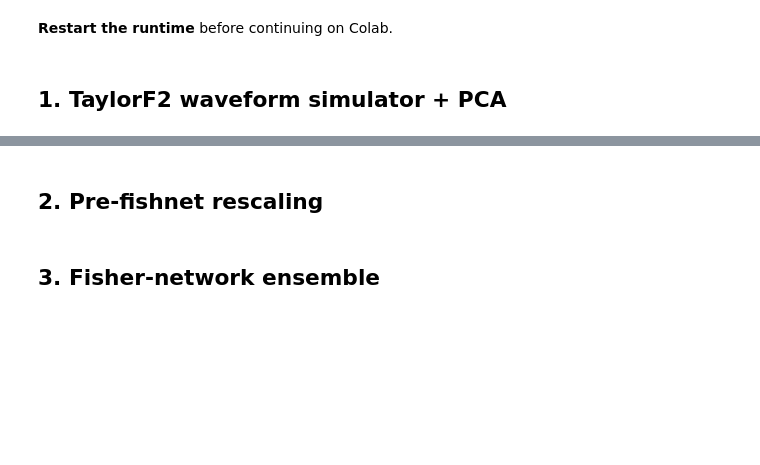
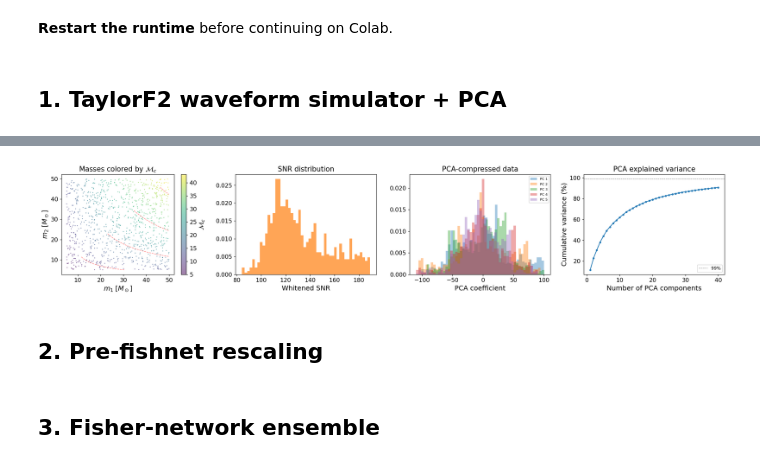
Before and after one commit to tlmakinen/degeneracy_distillery, a Jupyter notebook: tutorial_notebooks/gw_example.ipynb, the cells around one changed output, grey strips where cells are left out. Cells and saved outputs as stored; diff of their text form; code cells hidden in the pictures; blank space fills up the shorter version.

```diff
--- a/tutorial_notebooks/gw_example.ipynb
+++ b/tutorial_notebooks/gw_example.ipynb
@@ -133,18 +151,22 @@ for j, i in enumerate(tqdm(basis_idx, desc="bank")):
     h = taylorF2_waveform(m1_all[i], m2_all[i], freqs) * whiten
     bank[j] = np.concatenate([h.real, h.imag])
 pca = PCA(n_components=N_PCA).fit(bank)
+cumvar = pca.explained_variance_ratio_.cumsum()
 print(f"PCA: {N_PCA} components capture {pca.explained_variance_ratio_.cumsum()[-1] * 100:.1f}% var")
 
 # noisy observations
 print("generating noisy waveforms...")
 keys = jr.split(sub, 2 * nsims)
 data_all = np.empty((2 * nsims, N_PCA), dtype=np.float32)
+snr_all  = np.empty(2 * nsims)
 for i in tqdm(range(2 * nsims), desc="waveforms"):
     h = taylorF2_waveform(theta_all[i, 0], theta_all[i, 1], freqs) * whiten
     hvec = np.concatenate([h.real, h.imag])
+    snr_all[i] = np.linalg.norm(hvec)
     noise = np.array(jr.normal(keys[i], shape=hvec.shape))
     data_all[i] = pca.transform((hvec + noise).reshape(1, -1)).flatten()
 
 theta_train, data_train = theta_all[:nsims], data_all[:nsims]
 theta_test,  data_test  = theta_all[nsims:], data_all[nsims:]
+Mc_train = np.array([chirp_mass(float(t[0]), float(t[1])) for t in theta_train])
 print("theta_train", theta_train.shape, "data_train", data_train.shape)
@@ -151,3 +179,53 @@ print("theta_train", theta_train.shape, "data_train", data_train.shape)
+# %%
+fig, axes = plt.subplots(1, 4, figsize=(20, 4))
+
+# (a) Parameter space colored by chirp mass
+sc = axes[0].scatter(theta_train[:, 0], theta_train[:, 1],
+                     c=Mc_train, s=1, alpha=0.5, cmap='viridis')
+plt.colorbar(sc, ax=axes[0], label=r'$\mathcal{M}_c$')
+from scipy.optimize import brentq
+for mc_val in [10, 20, 30, 40]:
+    m1_line = np.linspace(M1_MIN, M1_MAX, 200)
+    m2_line = []
+    for m1 in m1_line:
+        try:
+            m2 = brentq(lambda m2: chirp_mass(m1, m2) - mc_val, M2_MIN, min(m1, M2_MAX))
+            m2_line.append(m2)
+        except:
+            m2_line.append(np.nan)
+    m2_line = np.array(m2_line)
+    valid = ~np.isnan(m2_line)
+    axes[0].plot(m1_line[valid], m2_line[valid], 'r--', alpha=0.5, lw=1)
+axes[0].set_xlabel(r'$m_1\;[M_\odot]$')
+axes[0].set_ylabel(r'$m_2\;[M_\odot]$')
+axes[0].set_title(r'Masses colored by $\mathcal{M}_c$')
+
+# (b) SNR distribution
+axes[1].hist(snr_all[:nsims], bins=50, density=True, alpha=0.7, color='C1')
+axes[1].set_xlabel('Whitened SNR')
+axes[1].set_title('SNR distribution')
+
+# (c) First PCA coefficients
+for k in range(min(5, N_PCA)):
+    axes[2].hist(np.array(data_train[:, k]), bins=50, alpha=0.4,
+                 density=True, label=f'PC {k+1}')
+axes[2].set_xlabel('PCA coefficient')
+axes[2].legend(fontsize=7)
+axes[2].set_title('PCA-compressed data')
+
+# (d) Cumulative PCA variance
+axes[3].plot(np.arange(1, N_PCA + 1), cumvar * 100, 'o-', ms=3)
+axes[3].axhline(99, ls='--', color='grey', lw=0.8, label='99%')
+axes[3].set_xlabel('Number of PCA components')
+axes[3].set_ylabel('Cumulative variance (%)')
+axes[3].legend(fontsize=9)
+axes[3].set_title('PCA explained variance')
+
+plt.tight_layout()
+plt.savefig('gw_taylorF2_data_overview.pdf')
+plt.show()
+# %% [output]
+[figure, added]
 # %% [markdown]
 ## 2. Pre-fishnet rescaling
 # %%
```
Also changed, not shown: parts of 3 cells of this notebook.
